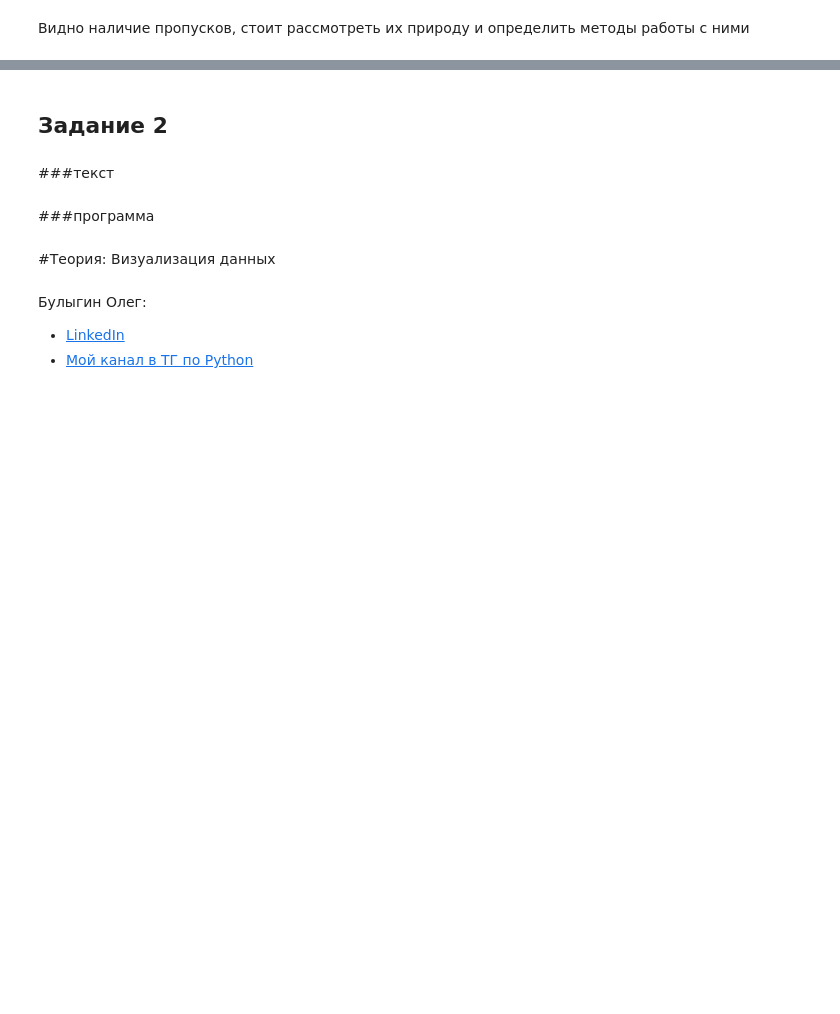
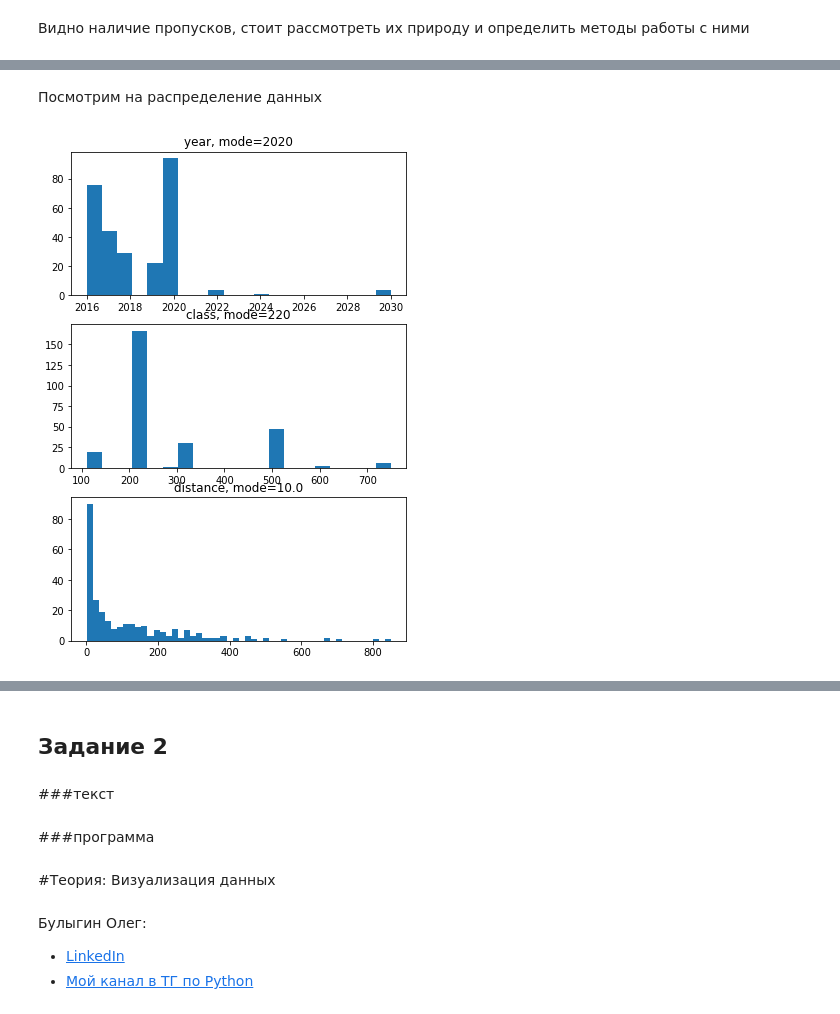
Before and after one commit to sky16k/pyda, a Jupyter notebook: PYDA15_viz_HW.ipynb, the cells around one changed output, grey strips where cells are left out. Cells and saved outputs as stored; diff of their text form; code cells hidden in the pictures; blank space fills up the shorter version.

```diff
--- a/PYDA15_viz_HW.ipynb
+++ b/PYDA15_viz_HW.ipynb
@@ -216,0 +214,8 @@ memory usage: 19.2+ KB
+# %%
+df_copy = df.dropna(subset=['id'])
+
+df_copy['class'] = df_copy['class'].astype(int)
+# df_copy['year'] = df_copy['year'].astype(int)
+df_copy['dist'] = df_copy['dist'].astype(float)
+
+df_copy.info()
@@ -216,0 +248,5 @@ memory usage: 19.2+ KB
+# %%
+for n,s in df_copy['year_str'].items() :
+    df_copy.loc[n,'year'] = np.NaN
+    match_ = re.search(r'\d{4}',s)
+    if match_ : df_copy.loc[n,'year'] = int(match_.group(0))
@@ -216,0 +271,3 @@ memory usage: 19.2+ KB
+# %%
+df_copy['year'] = df_copy['year'].fillna(df_copy['year'].mode()[0])#, inplace=True)
+df_copy[ df_copy.isna().any(1) ]
@@ -216,0 +281,2 @@ memory usage: 19.2+ KB
+# %%
+df_copy['year'] = df_copy['year'].astype(int)
@@ -216,0 +322,16 @@ memory usage: 19.2+ KB
+# %% [markdown]
+Посмотрим на распределение данных
+# %%
+fig, (pl1,pl2,pl3) =  plt.subplots(3)
+fig.set_figheight(9)
+fig.set_figwidth(6)
+
+pl1.hist(df_copy['year'],bins=20)
+pl1.set_title(f"year, mode={df_copy['year'].mode()[0]}")
+pl2.hist(df_copy['class'],bins=20)
+pl2.set_title(f"class, mode={df_copy['class'].mode()[0]}")
+pl3.hist(df_copy['dist'],bins=50)
+pl3.set_title(f"distance, mode={df_copy['dist'].mode()[0]}")
+plt.show()
+# %% [output]
+[figure, added]
```
Also changed, not shown: parts of 75 cells of this notebook.
